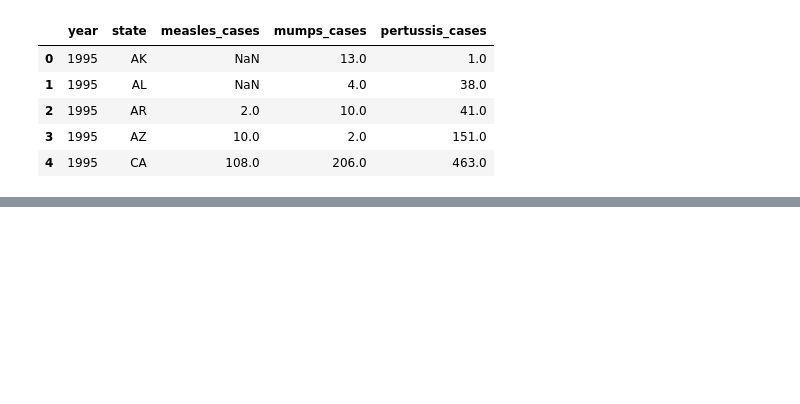
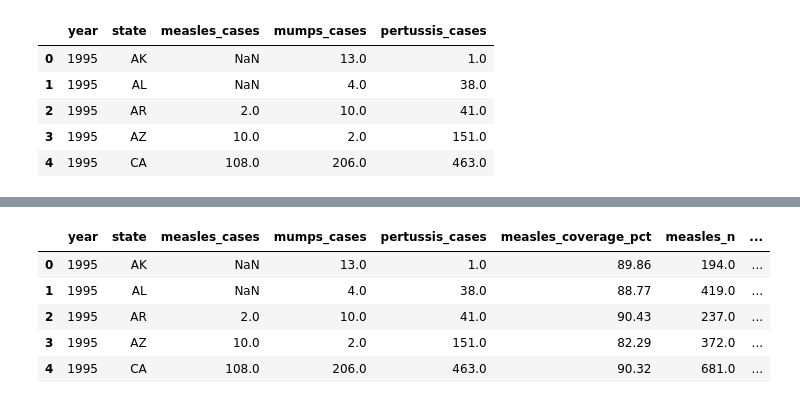
Before and after one commit to FusRaDa/biot670i_capstone_vaccination_project, a Jupyter notebook: rada_notebooks/05_mmp_analyze_by_state.ipynb, the cells around one changed output, grey strips where cells are left out. Drawn from its saved outputs; the diff is of its cells as text; code cells hidden in the pictures; blank space fills up the shorter version.

Commit message:
finished state analysis

```diff
--- a/rada_notebooks/05_mmp_analyze_by_state.ipynb
+++ b/rada_notebooks/05_mmp_analyze_by_state.ipynb
@@ -29,3 +48,13 @@ coverage_df.head()
 | 2 | AK | 1997 | 87.41 | 291.0 | 257.0 | 87.41 | 291.0 | ... |
 | 3 | AK | 1998 | 87.06 | 34.0 | 30.0 | 87.06 | 34.0 | ... |
 | 4 | AK | 1999 | 90.67 | 349.0 | 321.0 | 90.67 | 349.0 | ... |
+# %%
+yearly_coverage_cases_df = pd.merge(cases_df, coverage_df, on=['year', 'state'])
+yearly_coverage_cases_df.head()
+# %% [output]
+|  | year | state | measles_cases | mumps_cases | pertussis_cases | measles_coverage_pct | measles_n | ... |
+| 0 | 1995 | AK | NaN | 13.0 | 1.0 | 89.86 | 194.0 | ... |
+| 1 | 1995 | AL | NaN | 4.0 | 38.0 | 88.77 | 419.0 | ... |
+| 2 | 1995 | AR | 2.0 | 10.0 | 41.0 | 90.43 | 237.0 | ... |
+| 3 | 1995 | AZ | 10.0 | 2.0 | 151.0 | 82.29 | 372.0 | ... |
+| 4 | 1995 | CA | 108.0 | 206.0 | 463.0 | 90.32 | 681.0 | ... |
```
Also changed, not shown: parts of 10 cells of this notebook, 2 other files.
